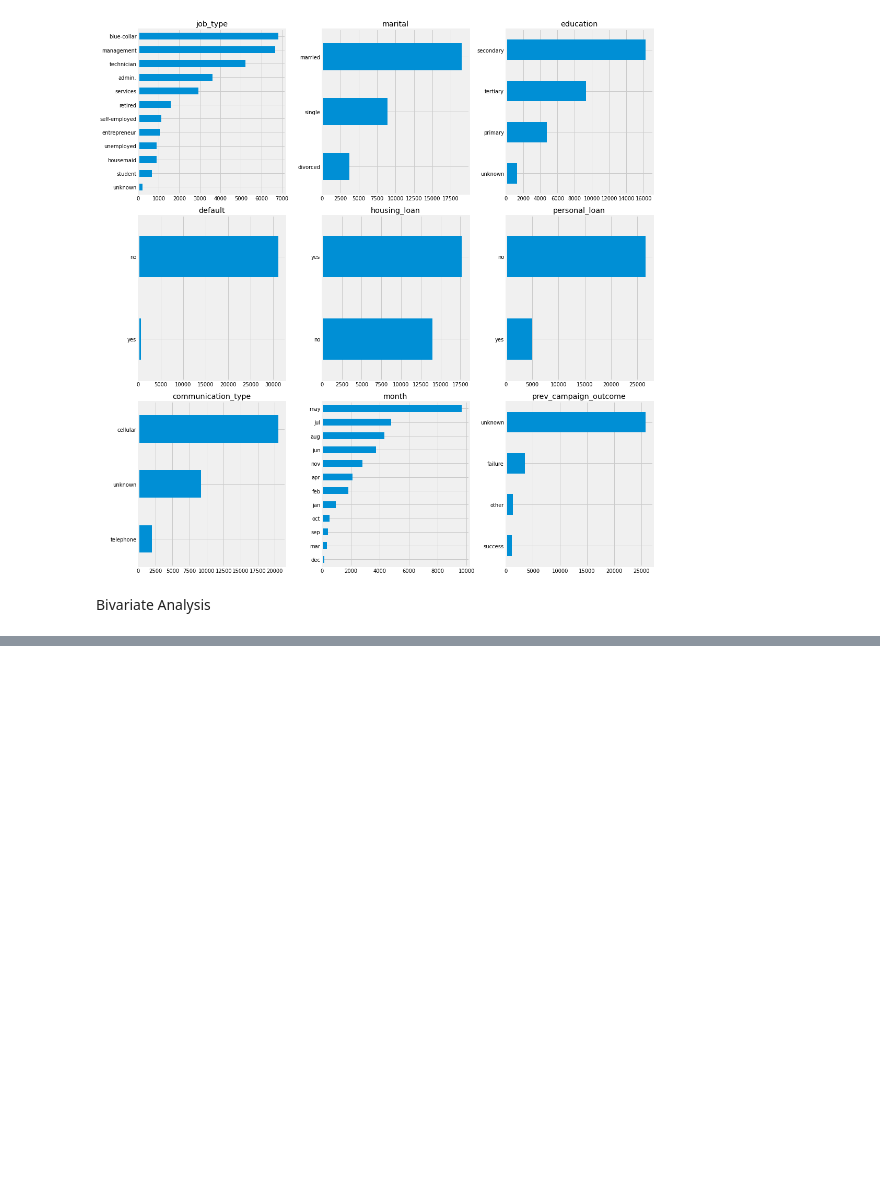
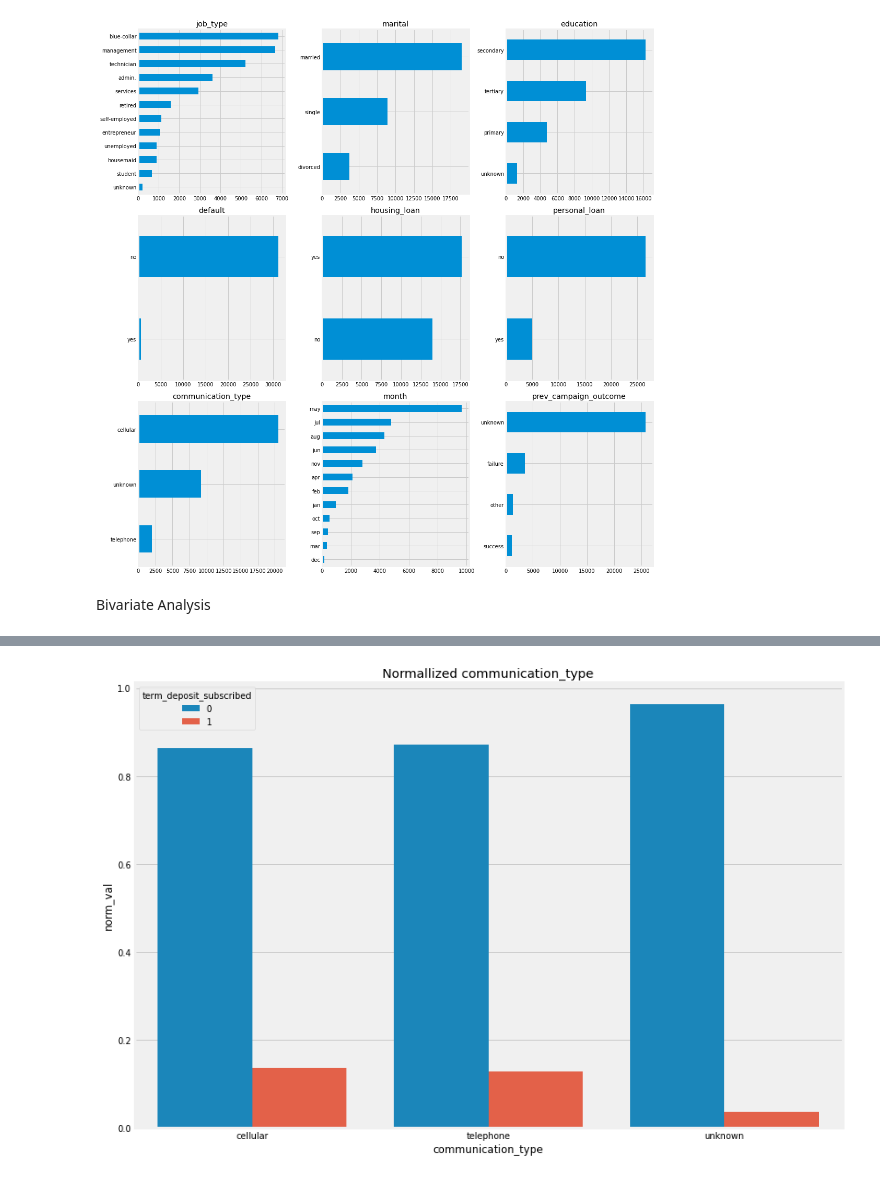
Before and after one commit to cmannnn/bank-promotional-campaigns, a Jupyter notebook: Guided_Hackathon_1.ipynb, the cells around one changed output, grey strips where cells are left out. Drawn from its saved outputs; the diff is of its cells as text; code cells hidden in the pictures; blank space fills up the shorter version.

```diff
--- a/Guided_Hackathon_1.ipynb
+++ b/Guided_Hackathon_1.ipynb
@@ -428,3 +422,15 @@ print(xtab)
+# %%
+# bivariate 'communication_type' pivot table
+xtab = pd.crosstab(target_col, train['communication_type'], normalize = 'columns')
+stacked = xtab.stack().reset_index().rename(columns={0:'norm_val'})
+
+# plotting bar bivariate normalized crosstab
+fig, ax = plt.subplots(1,1, figsize=(12, 8))
+_ = sns.barplot(x=stacked.communication_type, y=stacked.norm_val, hue=stacked.term_deposit_subscribed, ax=ax)
+plt.title('Normallized communication_type')
+plt.tight_layout()
+# %% [output]
+[figure, added]
 # %%
 # bivariate 'month' pivot table
 xtab = pd.crosstab(target_col, train['month'], normalize = 'columns')
```
Also changed, not shown: parts of 2 cells of this notebook.
